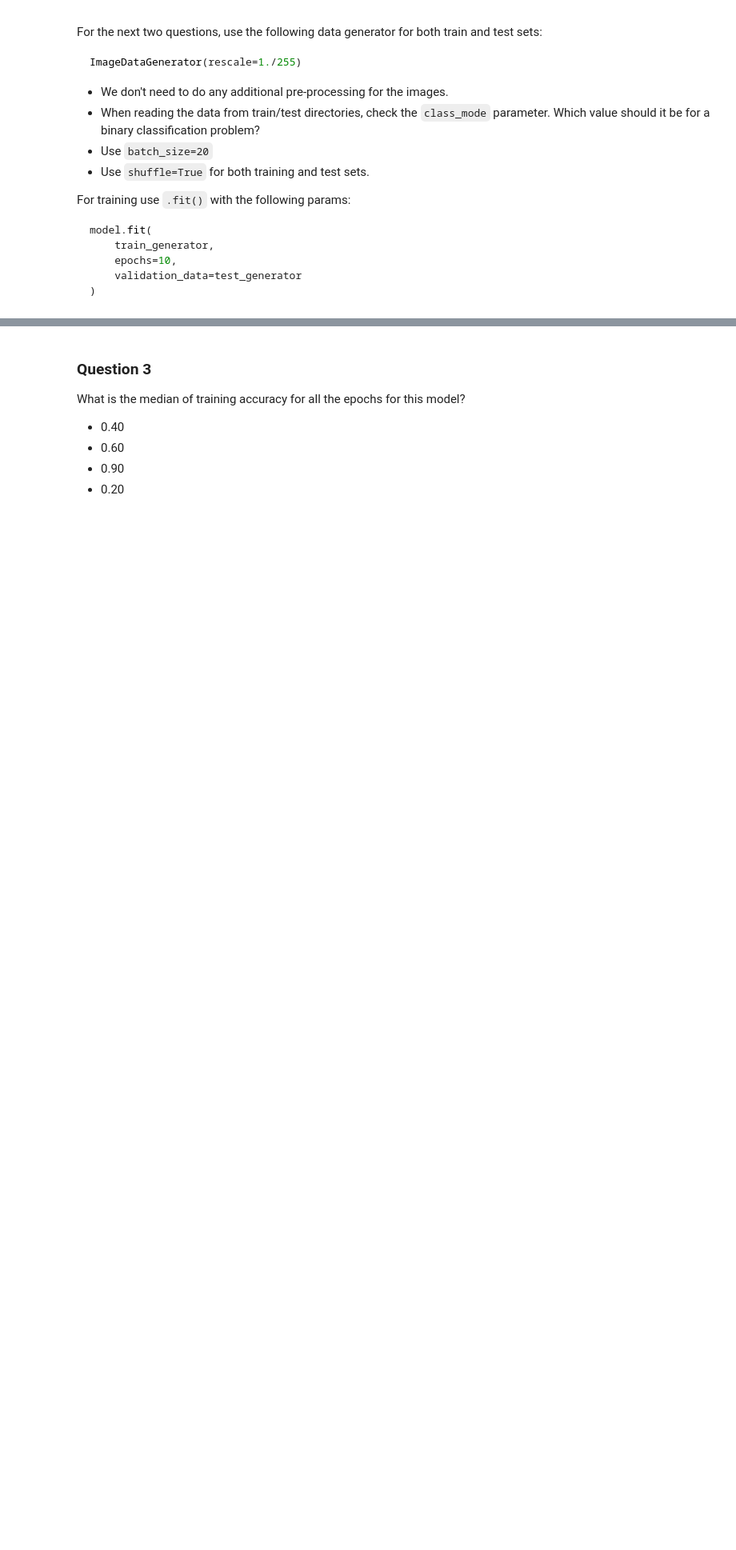
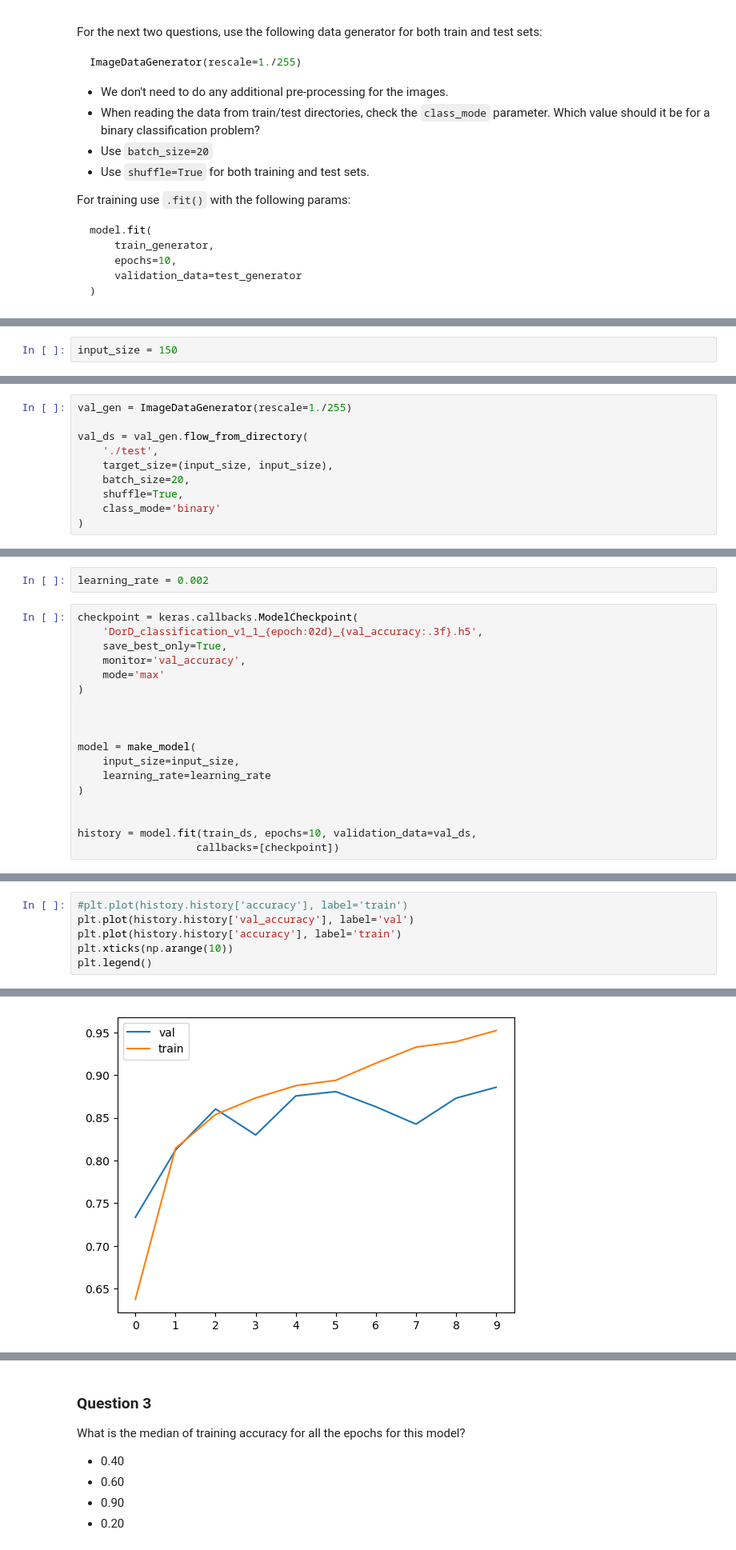
Before and after one commit to MemoonaTahira/MLZoomcamp2022, a Jupyter notebook: HW/HW8/HW8-Deep_learning_CNN.ipynb, the cells around one changed output, grey strips where cells are left out. Shown: that part at 80% size. Cells and saved outputs as stored; diff of their text form; blank space fills up the shorter version.

```diff
--- a/HW/HW8/HW8-Deep_learning_CNN.ipynb
+++ b/HW/HW8/HW8-Deep_learning_CNN.ipynb
@@ -123,0 +183,2 @@ model.fit(
+# %%
+input_size = 150
@@ -123,0 +222,10 @@ model.fit(
+# %%
+val_gen = ImageDataGenerator(rescale=1./255)
+
+val_ds = val_gen.flow_from_directory(
+    './test',
+    target_size=(input_size, input_size),
+    batch_size=20,
+    shuffle=True,
+    class_mode='binary'
+)
@@ -123,0 +234,20 @@ model.fit(
+# %%
+learning_rate = 0.002
+# %%
+checkpoint = keras.callbacks.ModelCheckpoint(
+    'DorD_classification_v1_1_{epoch:02d}_{val_accuracy:.3f}.h5',
+    save_best_only=True,
+    monitor='val_accuracy',
+    mode='max'
+)
+
+
+
+model = make_model(
+    input_size=input_size,
+    learning_rate=learning_rate
+)
+
+
+history = model.fit(train_ds, epochs=10, validation_data=val_ds,
+                   callbacks=[checkpoint])
@@ -123,0 +275,7 @@ model.fit(
+# %%
+#plt.plot(history.history['accuracy'], label='train')
+plt.plot(history.history['val_accuracy'], label='val')
+plt.plot(history.history['accuracy'], label='train')
+plt.xticks(np.arange(10))
+plt.legend()
+# %% [output]
@@ -123,0 +283 @@ model.fit(
+[figure, added]
```
Also changed, not shown: parts of 75 cells of this notebook, 1 other file.
